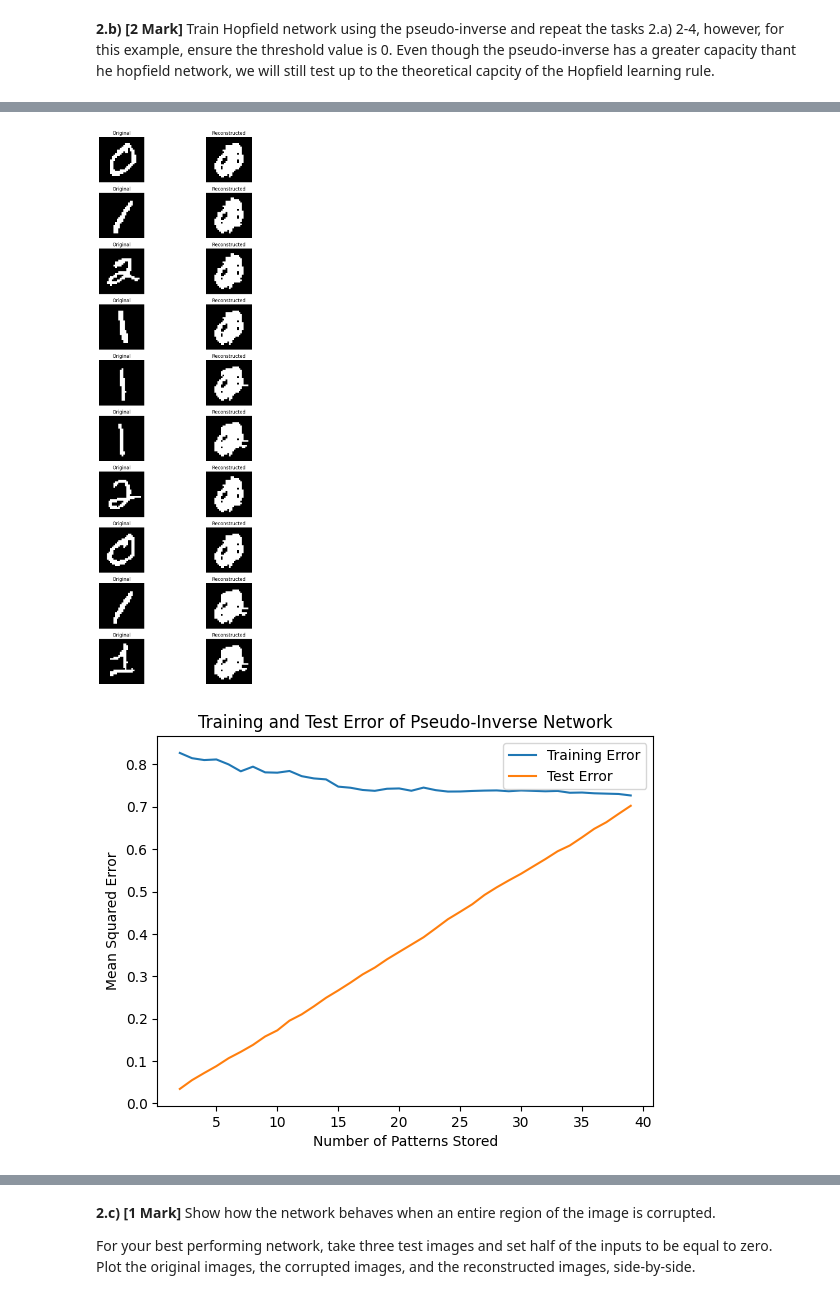
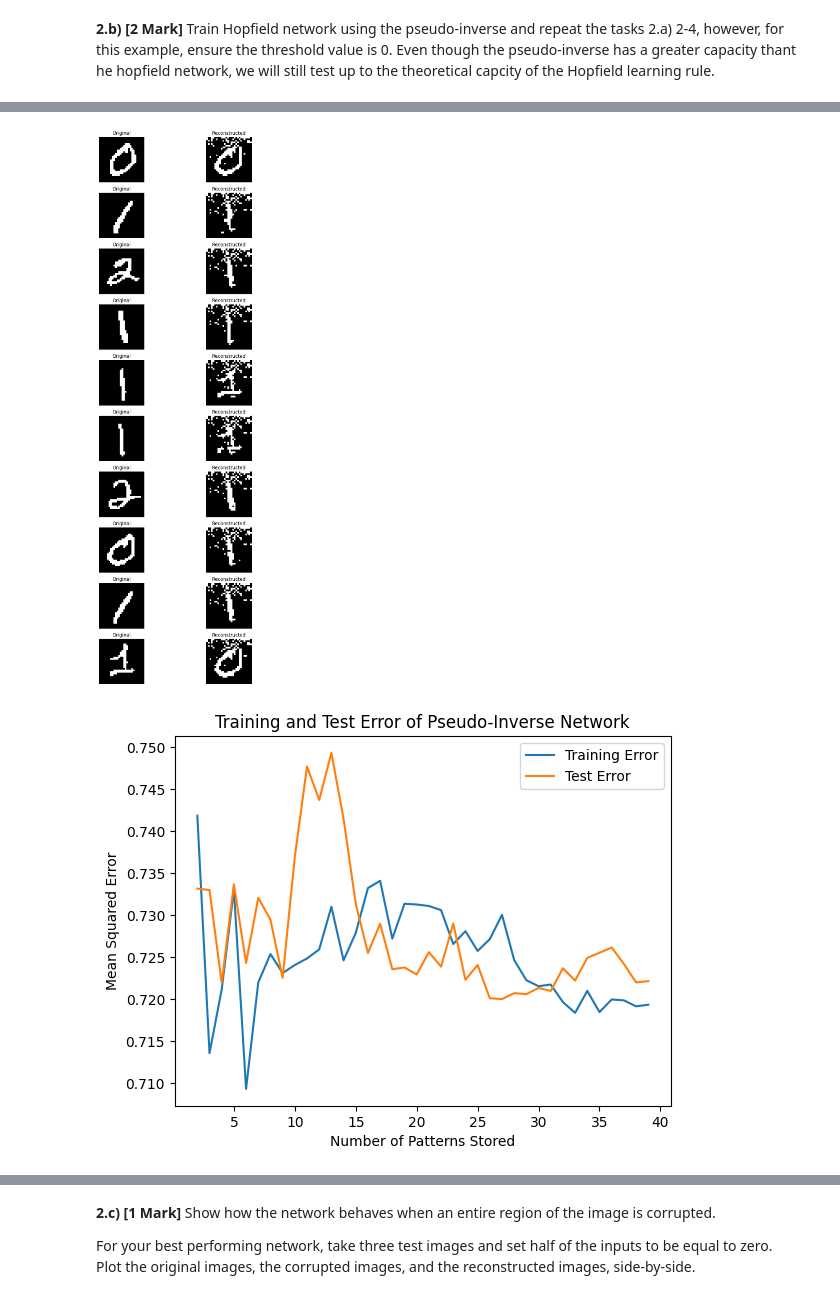
Before and after one commit to mr-nudo/neuronModels1, a Jupyter notebook: syde552_file_(3).ipynb, the cells around one changed output, grey strips where cells are left out. Cells and saved outputs as stored; diff of their text form; code cells hidden in the pictures.

```diff
--- a/syde552_file_(3).ipynb
+++ b/syde552_file_(3).ipynb
@@ -234,10 +234,10 @@ W = outer_product_hopfield_matrix(binary_img_tensor[:10])
 
 for i in range(10):
     # reconstruct training image, i
-    reconstructed_image = torch.sign(torch.matmul(W, binary_img_tensor[i]))
-    # random_indices = torch.randperm(binary_img_tensor.shape[0])[:C]
-    # training_patterns = binary_img_tensor[random_indices]
-    # reconstructed_image = evaluate_hopfield_network(W, training_patterns[i].reshape(-1,1))[0]
+    # reconstructed_image = torch.sign(torch.matmul(W, binary_img_tensor[i]))
+    random_indices = torch.randperm(binary_img_tensor.shape[0])[:C]
+    training_patterns = binary_img_tensor[random_indices]
+    reconstructed_image = evaluate_hopfield_network(W, training_patterns[i].reshape(-1,1))[0]
 
     plt.subplot(10, 2, 1 + 2 * i)
     # plot original image
@@ -270,8 +270,8 @@ def test_network(training_patterns, test_patterns, C):
         ## NOTE: you will need to change the following line if you want to use something other
         ## than the outer product matrix.
         W = outer_product_hopfield_matrix(binary_img_tensor[:num_patterns,:])
+
         # for each image in the training set, compute the mse
-
         training_error_sum = 0
         test_error_sum = 0
         for test_idx in range(num_patterns):
@@ -282,7 +282,7 @@ def test_network(training_patterns, test_patterns, C):
             test_error_sum += mse(test_patterns[test_idx], reconstructed_test.reshape(1,-1))
 
         training_error[pattern_idx] = training_error_sum / num_patterns
-        test_error[pattern_idx] = test_error_sum / test_patterns.shape[0]
+        test_error[pattern_idx] = test_error_sum / num_patterns
 
     return training_error, test_error
 
@@ -453,33 +446,30 @@ W_pseudo = pseudoinverse_hopfield_matrix(training_data)
 # %%
 # 2.b.2 - plot original and reconstructed images
 plt.figure(figsize=(10, 20))
-
-# create weight matrix, W
-W = outer_product_hopfield_matrix(binary_img_tensor[:10])
 
 for i in range(10):
     # reconstruct training image, i
     # reconstructed_image = torch.sign(torch.matmul(W_pseudo, binary_img_tensor[i]))
     random_indices = torch.randperm(binary_img_tensor.shape[0])[:C]
     training_patterns = binary_img_tensor[random_indices]
-    reconstructed_image = evaluate_hopfield_network(W, training_patterns[i].reshape(-1,1))[0]
+    reconstructed_image = evaluate_hopfield_network(W_pseudo, training_patterns[i].reshape(-1,1))[0]
 
     plt.subplot(10, 2, 1 + 2 * i)
     # plot original image
     plt.imshow(binary_img_tensor[i].reshape(28, 28), cmap='gray')
     plt.title("Original")
     plt.axis('off')
 
     plt.subplot(10, 2, 2 + 2 * i)
     # plot reconstructed image
     plt.imshow(reconstructed_image.reshape(28, 28), cmap='gray')
     plt.title("Reconstructed")
     plt.axis('off')
 
 plt.tight_layout()
 plt.show()
 # %% [output]
-[figure, old version]
+[figure, new version]
 # %%
 # 2.b.3 - Plot training and test error
 
@@ -494,7 +484,7 @@ def test_network(training_patterns, test_patterns, C):
         # train network
         ## NOTE: you will need to change the following line if you want to use something other
         ## than the outer product matrix.
-        W = pseudoinverse_hopfield_matrix(binary_img_tensor[:num_patterns,:])
+        # W = pseudoinverse_hopfield_matrix(binary_img_tensor[:num_patterns,:])
         # for each image in the training set, compute the mse
 
         training_error_sum = 0
@@ -507,7 +497,7 @@ def test_network(training_patterns, test_patterns, C):
             test_error_sum += mse(test_patterns[test_idx], reconstructed_test.reshape(1,-1))
 
         training_error[pattern_idx] = training_error_sum / num_patterns
-        test_error[pattern_idx] = test_error_sum / test_patterns.shape[0]
+        test_error[pattern_idx] = test_error_sum / num_patterns
 
     return training_error, test_error
 
@@ -541,7 +531,7 @@ plt.title('Training and Test Error of Pseudo-Inverse Network')
 plt.legend()
 plt.show()
 # %% [output]
-[figure, old version]
+[figure, new version]
 # %%
 # 2.b.4 - Test salt-and-pepper noise.
 
```
Also changed, not shown: parts of 10 cells of this notebook.
